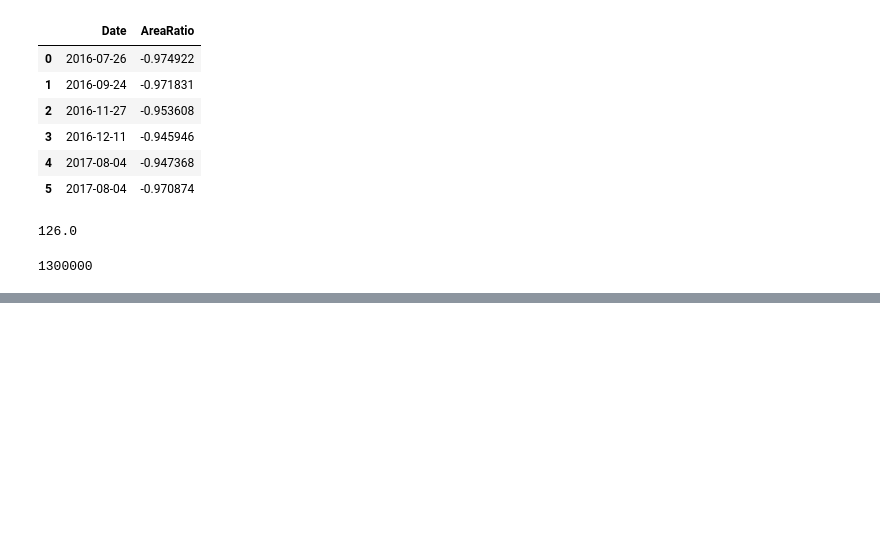
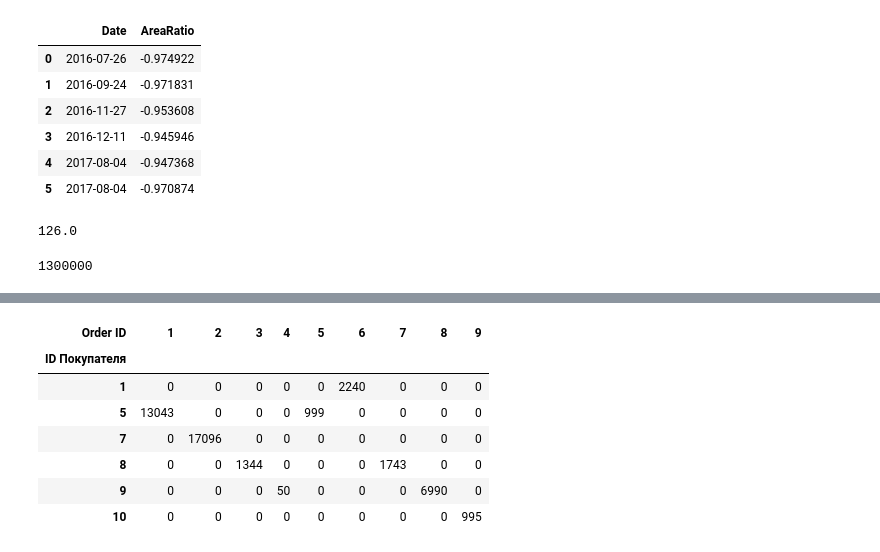
Before and after one commit to BenyaDP/My_education, a Jupyter notebook: Skillfactory/Введение в Pandas/Data.ipynb, the cells around one changed output, grey strips where cells are left out. Drawn from its saved outputs; the diff is of its cells as text; code cells hidden in the pictures; blank space fills up the shorter version.

```diff
--- a/Skillfactory/Введение в Pandas/Data.ipynb
+++ b/Skillfactory/Введение в Pandas/Data.ipynb
@@ -646,0 +1261,20 @@ int(melb_df[mask1&mask2].sort_values(
+# %%
+orders_products = orders.merge(products, how='inner', right_on='Product_ID', left_on='ID товара')
+mask = orders_products ['Оплачен'] == 'Да'
+orders_products ['profit'] = orders_products ['Количество'] * orders_products ['Price']
+orders_products.pivot_table (
+    values = "profit",
+    index = 'ID Покупателя',
+    columns='Order ID',
+    aggfunc='sum',
+    fill_value=0
+)
+# %% [output]
+| Order ID | 1 | 2 | 3 | 4 | 5 | 6 | 7 | 8 | 9 |
+| ID Покупателя |  |  |  |  |  |  |  |  |  |
+| 1 | 0 | 0 | 0 | 0 | 0 | 2240 | 0 | 0 | 0 |
+| 5 | 13043 | 0 | 0 | 0 | 999 | 0 | 0 | 0 | 0 |
+| 7 | 0 | 17096 | 0 | 0 | 0 | 0 | 0 | 0 | 0 |
+| 8 | 0 | 0 | 1344 | 0 | 0 | 0 | 1743 | 0 | 0 |
+| 9 | 0 | 0 | 0 | 50 | 0 | 0 | 0 | 6990 | 0 |
+| 10 | 0 | 0 | 0 | 0 | 0 | 0 | 0 | 0 | 995 |
```
Also changed, not shown: parts of 48 cells of this notebook, 15 other files.
